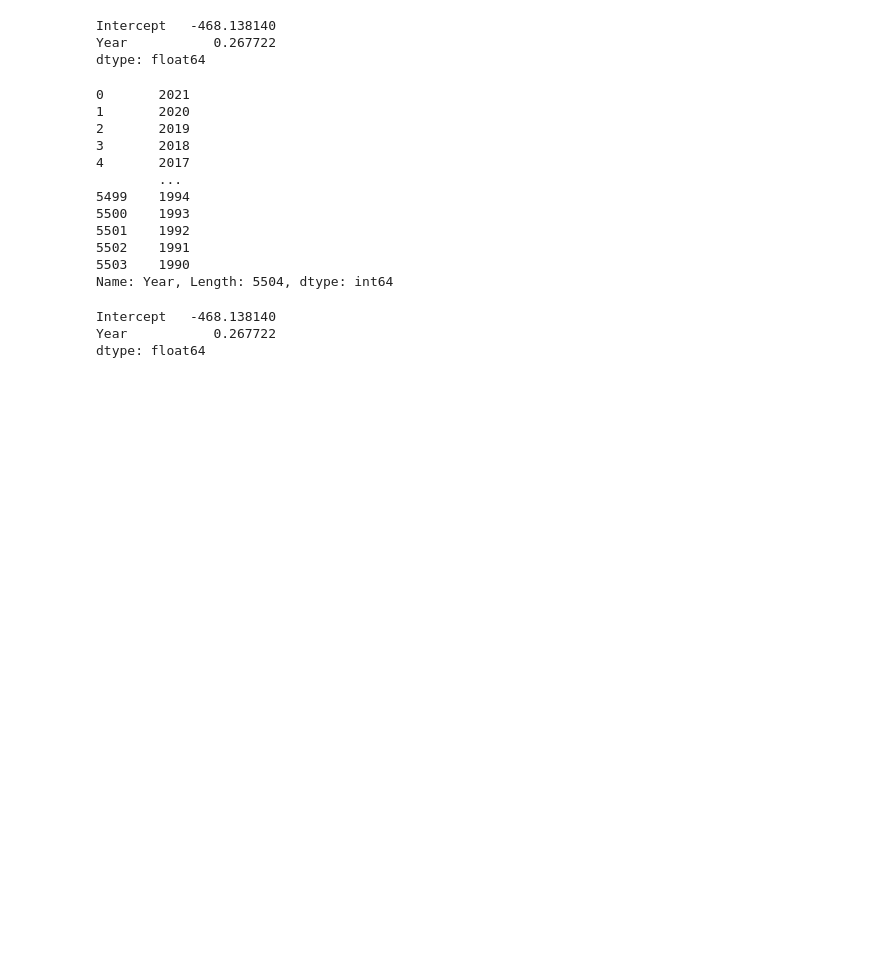
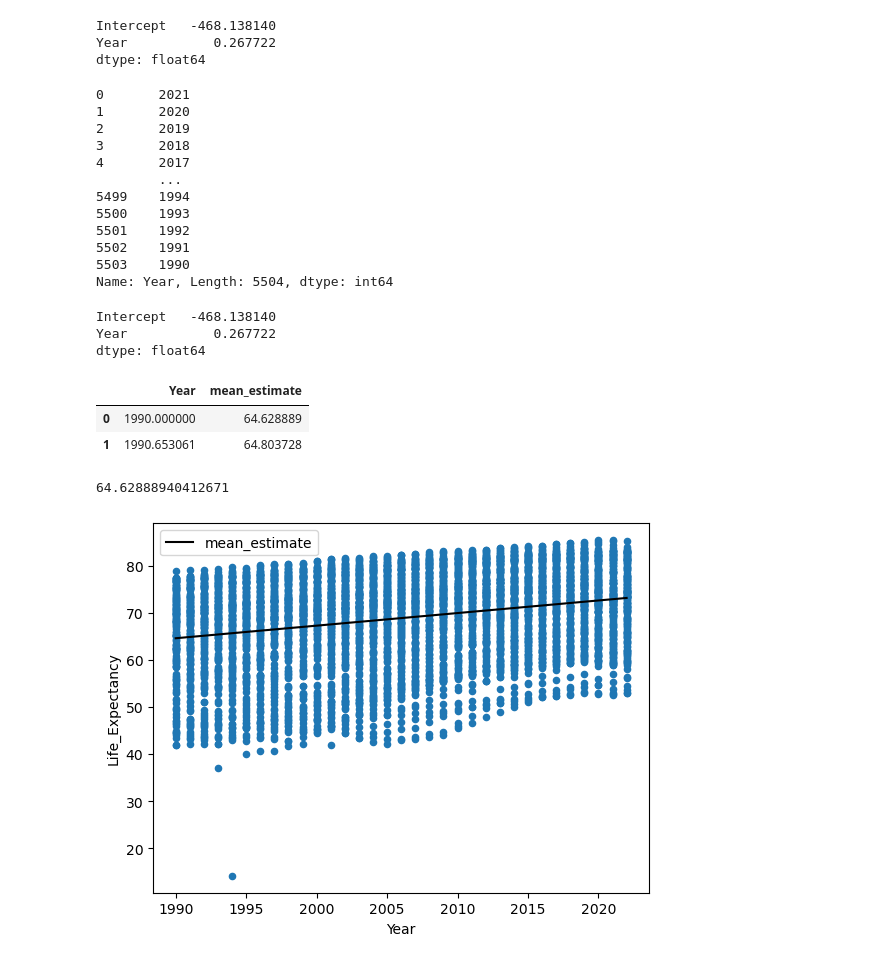
Before and after one commit to nss-data-science-cohort-8/un-linear-regression-JEFFDAVISJR, a Jupyter notebook: notebooks/UN_Linear_Regression.ipynb, the cells around one changed output. Cells and saved outputs as stored; diff of their text form; code cells hidden in the pictures; blank space fills up the shorter version.

Commit message:
plotted estimates with original data

```diff
--- a/notebooks/UN_Linear_Regression.ipynb
+++ b/notebooks/UN_Linear_Regression.ipynb
@@ -77,3 +92,29 @@ lr_gdp_le_1990.params
 Intercept   -468.138140
 Year           0.267722
 dtype: float64
+# %%
+pred_df = pd.DataFrame(
+    {
+        'Year': np.linspace(start=gdp_le['Year'].min(), stop=gdp_le['Year'].max())
+    }
+)
+
+pred_df['mean_estimate'] = lr_gdp_le.predict(pred_df)
+
+pred_df.head(2)
+# %% [output]
+|  | Year | mean_estimate |
+| 0 | 1990.000000 | 64.628889 |
+| 1 | 1990.653061 | 64.803728 |
+# %%
+Year = 1990
+estimate = lr_gdp_le.params['Intercept'] + lr_gdp_le.params['Year']*Year
+estimate
+# %% [output]
+64.62888940412671
+# %%
+fig, ax = plt.subplots()
+gdp_le.plot(kind="scatter", x="Year", y="Life_Expectancy", ax=ax)
+pred_df.plot(kind="line", x="Year", y="mean_estimate", color="black", ax=ax);
+# %% [output]
+[figure, added]
```
Also changed, not shown: parts of 1 cell of this notebook.
